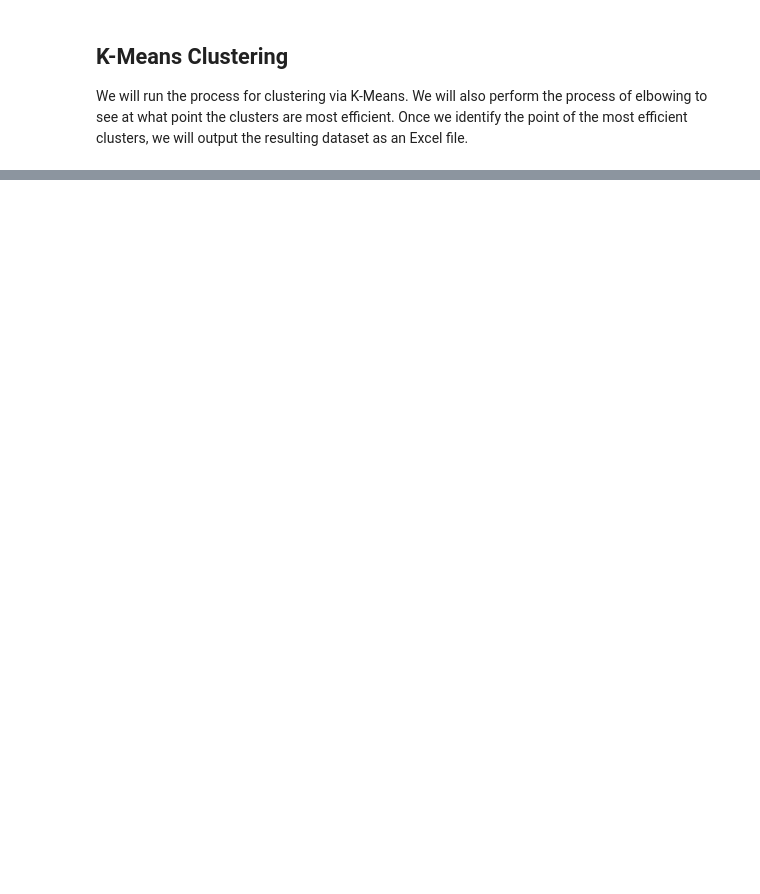
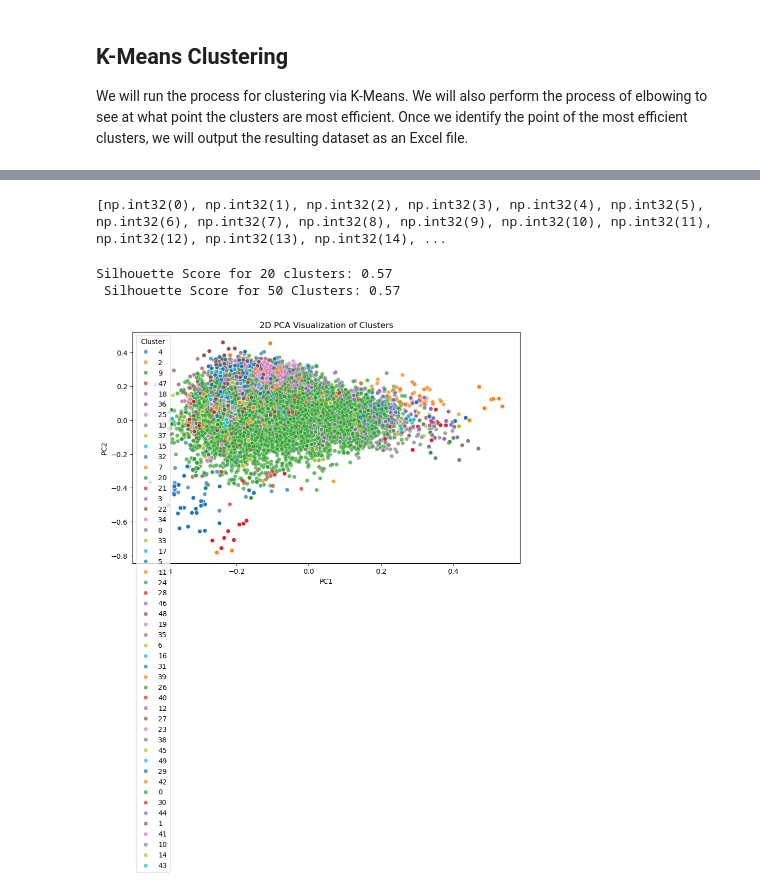
Before and after one commit to adamng1/baby-product-dashboard, a Jupyter notebook: pre-processing/1-clustering-for-classification.ipynb, the cells around one changed output, grey strips where cells are left out. Drawn from its saved outputs; the diff is of its cells as text; code cells hidden in the pictures; blank space fills up the shorter version.

```diff
--- a/pre-processing/1-clustering-for-classification.ipynb
+++ b/pre-processing/1-clustering-for-classification.ipynb
@@ -186,0 +224,40 @@ plt.show()
+# %%
+cluster_sort = sorted(df_kmeans_20['cluster'].unique())
+print(cluster_sort)
+# %% [output]
+[np.int32(0), np.int32(1), np.int32(2), np.int32(3), np.int32(4), np.int32(5), np.int32(6), np.int32(7), np.int32(8), np.int32(9), np.int32(10), np.int32(11), np.int32(12), np.int32(13), np.int32(14), ...
+# %%
+# KMeans at 50 clusters
+df_kmeans_50 = df_kmeans
+
+kmeans = KMeans(n_clusters = 50, random_state = 42, n_init = 10) # n_init is the number of times KMeans will run with different centroid seeds
+df_kmeans_50['cluster'] = kmeans.fit_predict(reduced_embeddings)
+# %%
+# Print the silhouette score for 50 clusters
+score_50 = silhouette_score(reduced_embeddings, df_kmeans_50['cluster'])
+print(f"Silhouette Score for 50 Clusters: {score_50:.2f}")
+# %% [output]
+Silhouette Score for 20 clusters: 0.57
+ Silhouette Score for 50 Clusters: 0.57
+# %%
+# Plot the clusters
+# Reduce to 2D for visualization
+pca_2d = PCA(n_components=2)
+reduced_2d = pca_2d.fit_transform(embeddings)
+
+# Create a DataFrame for plotting
+plot_df = pd.DataFrame({
+    'PC1': reduced_2d[:, 0],
+    'PC2': reduced_2d[:, 1],
+    'cluster': df_kmeans_50['cluster'].astype(str)  # for coloring
+})
+
+# Plot with Seaborn
+plt.figure(figsize=(10, 6))
+sns.scatterplot(data=plot_df, x='PC1', y='PC2', hue='cluster', palette='tab10', alpha=0.7)
+plt.title("2D PCA Visualization of Clusters")
+plt.legend(title='Cluster', )
+plt.tight_layout()
+plt.show()
+# %% [output]
+[figure, added]
```
Also changed, not shown: parts of 7 cells of this notebook, 2 other files.
